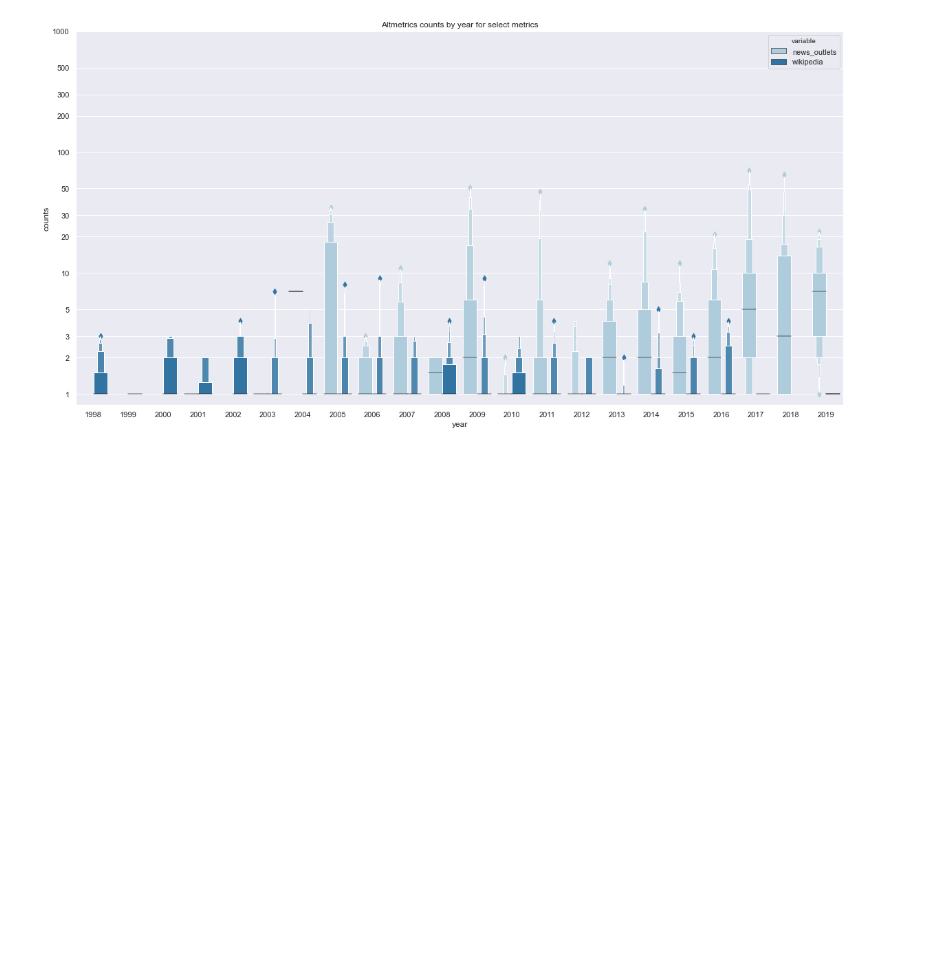
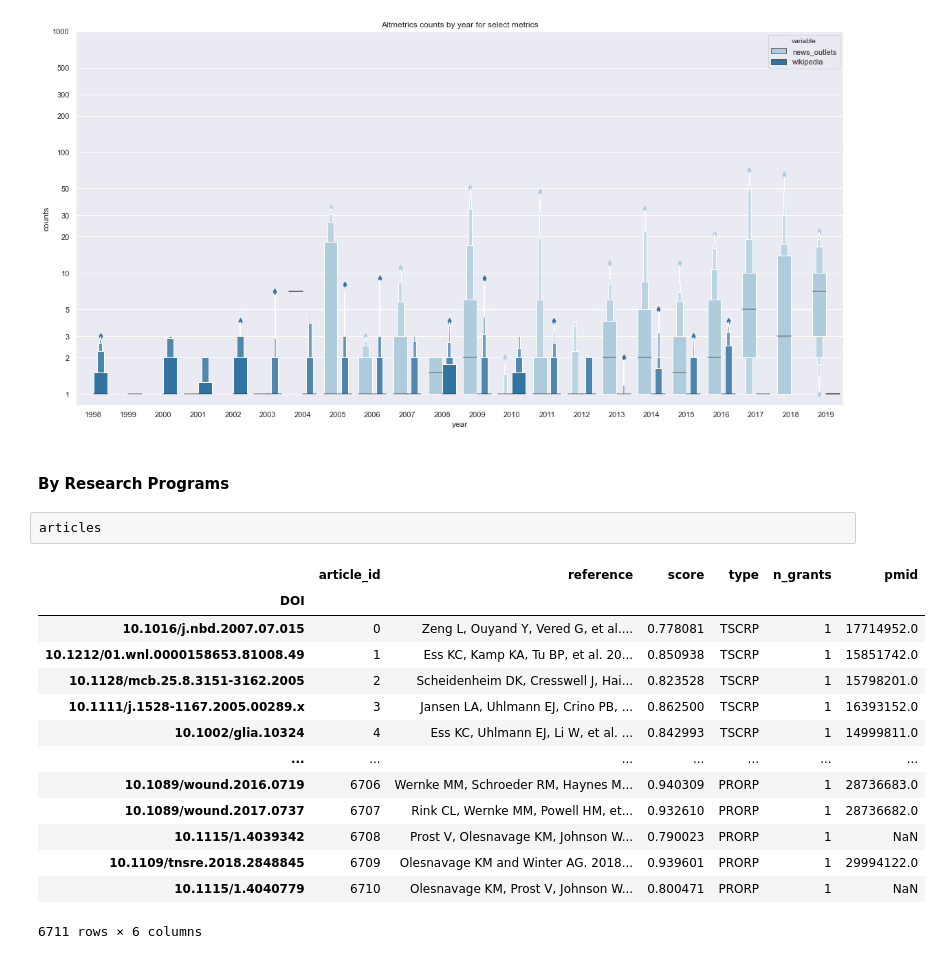
Before and after one commit to ScholCommLab/tracking-grants, a Jupyter notebook: notebooks/reports/interim_report_2.ipynb, the cells around one changed output. Saved outputs shown, nothing was run; the diff lists cells and outputs as text; blank space fills up the shorter version.

```diff
--- a/notebooks/reports/interim_report_2.ipynb
+++ b/notebooks/reports/interim_report_2.ipynb
@@ -344,3 +344,22 @@ plt.yticks(ticks, ticks);
 plt.title("Altmetrics counts by year for select metrics");
 # %% [output]
 [figure]
+# %% [markdown]
+#### By Research Programs
+# %%
+articles
+# %% [output]
+|  | article_id | reference | score | type | n_grants | pmid |
+| DOI |  |  |  |  |  |  |
+| 10.1016/j.nbd.2007.07.015 | 0 | Zeng L, Ouyand Y, Vered G, et al.... | 0.778081 | TSCRP | 1 | 17714952.0 |
+| 10.1212/01.wnl.0000158653.81008.49 | 1 | Ess KC, Kamp KA, Tu BP, et al. 20... | 0.850938 | TSCRP | 1 | 15851742.0 |
+| 10.1128/mcb.25.8.3151-3162.2005 | 2 | Scheidenheim DK, Cresswell J, Hai... | 0.823528 | TSCRP | 1 | 15798201.0 |
+| 10.1111/j.1528-1167.2005.00289.x | 3 | Jansen LA, Uhlmann EJ, Crino PB, ... | 0.862500 | TSCRP | 1 | 16393152.0 |
+| 10.1002/glia.10324 | 4 | Ess KC, Uhlmann EJ, Li W, et al. ... | 0.842993 | TSCRP | 1 | 14999811.0 |
+| ... | ... | ... | ... | ... | ... | ... |
+| 10.1089/wound.2016.0719 | 6706 | Wernke MM, Schroeder RM, Haynes M... | 0.940309 | PRORP | 1 | 28736683.0 |
+| 10.1089/wound.2017.0737 | 6707 | Rink CL, Wernke MM, Powell HM, et... | 0.932610 | PRORP | 1 | 28736682.0 |
+| 10.1115/1.4039342 | 6708 | Prost V, Olesnavage KM, Johnson W... | 0.790023 | PRORP | 1 | NaN |
+| 10.1109/tnsre.2018.2848845 | 6709 | Olesnavage KM and Winter AG. 2018... | 0.939601 | PRORP | 1 | 29994122.0 |
+| 10.1115/1.4040779 | 6710 | Olesnavage KM, Prost V, Johnson W... | 0.800471 | PRORP | 1 | NaN |
+6711 rows × 6 columns
```
Also changed, not shown: parts of 9 cells of this notebook, 15 other files.
